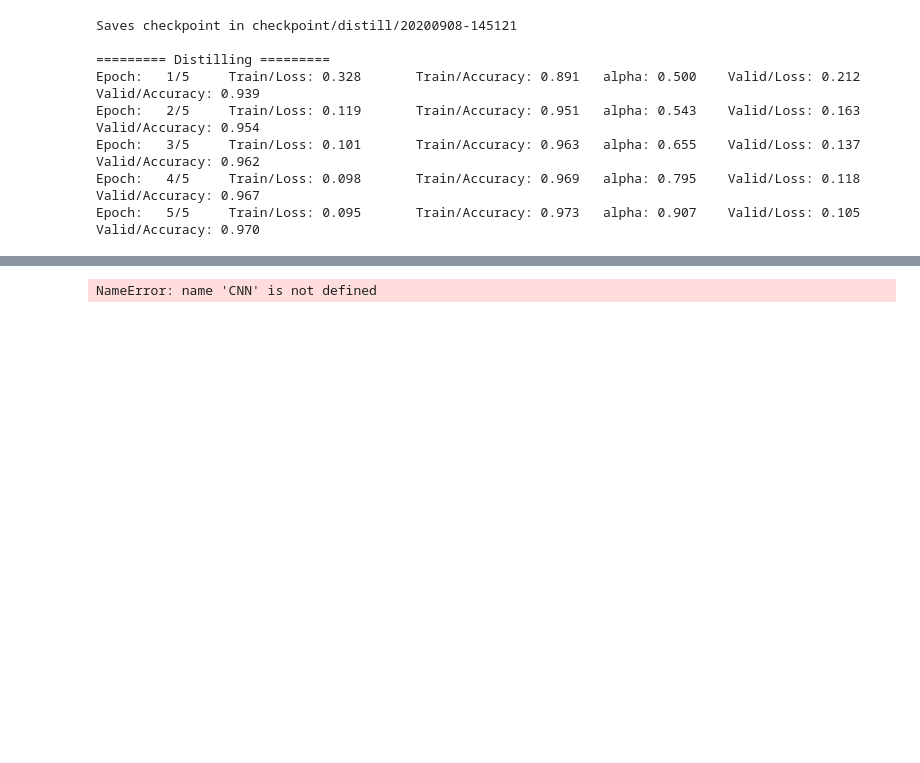
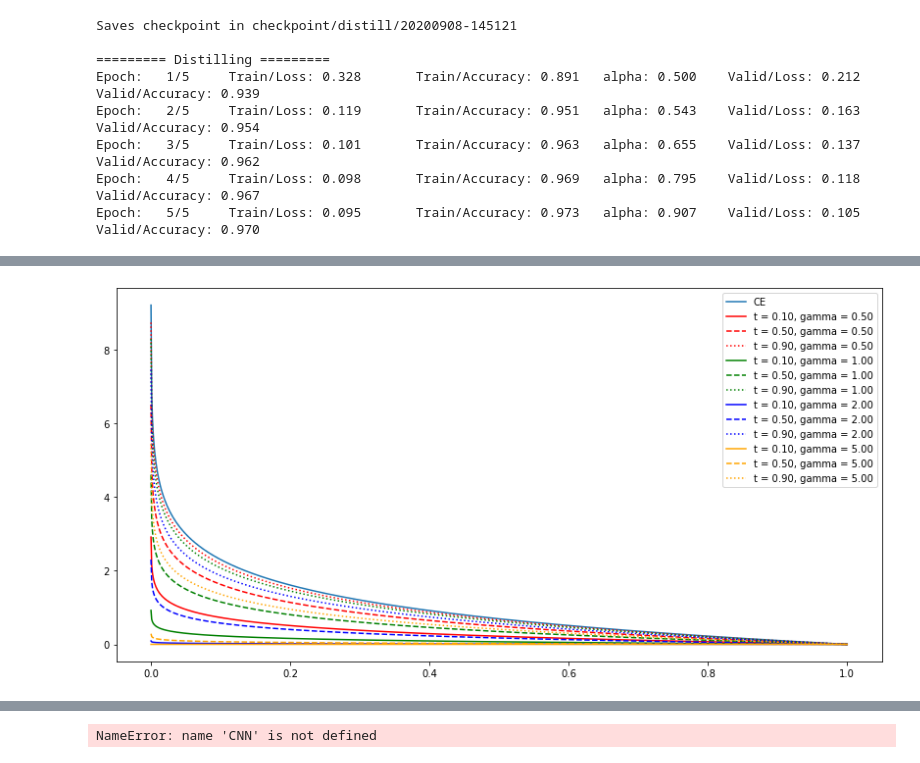
Before and after one commit to Kennethborup/knowledgeDistillation, a Jupyter notebook: Investigations.ipynb, the cells around one changed output, grey strips where cells are left out. Drawn from its saved outputs; the diff is of its cells as text; code cells hidden in the pictures; blank space fills up the shorter version.

```diff
--- a/Investigations.ipynb
+++ b/Investigations.ipynb
@@ -261,0 +281,20 @@ where $p^i_t$ is the probability of the true class, and thus the KLD is reduced
+# %%
+p = np.linspace(0.0001,1,1000)
+ce = -np.log(p)
+
+plt.figure(figsize=(14,7))
+plt.plot(p, ce, label='CE')
+#plt.ylim(0,6)
+
+lstyle = ['-', '--', ':']
+lcolor = ['red', 'green', 'blue', 'orange', 'purple']
+i = -1
+for gamma in (0.5, 1, 2, 5):
+    i += 1
+    j =-1
+    for t in np.linspace(0.1,0.9,3):
+        j += 1
+        plt.plot(p, -t**gamma*np.log(p), linestyle=lstyle[j], color=lcolor[i], label=f't = {t:1.2f}, gamma = {gamma:1.2f}')
+plt.legend();
+# %% [output]
+[figure, added]
```
Also changed, not shown: parts of 9 cells of this notebook, 1 other file.
